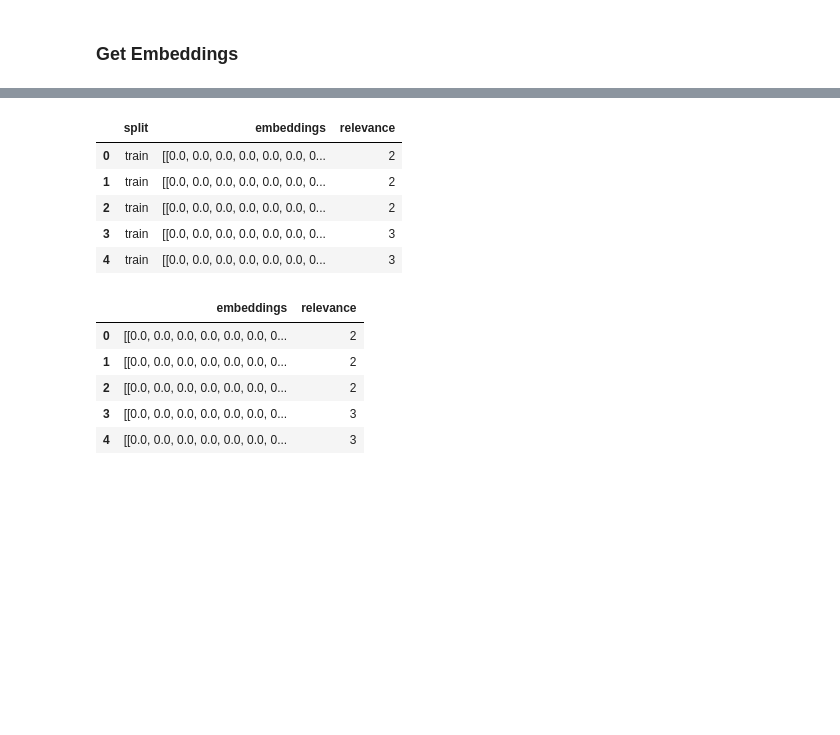
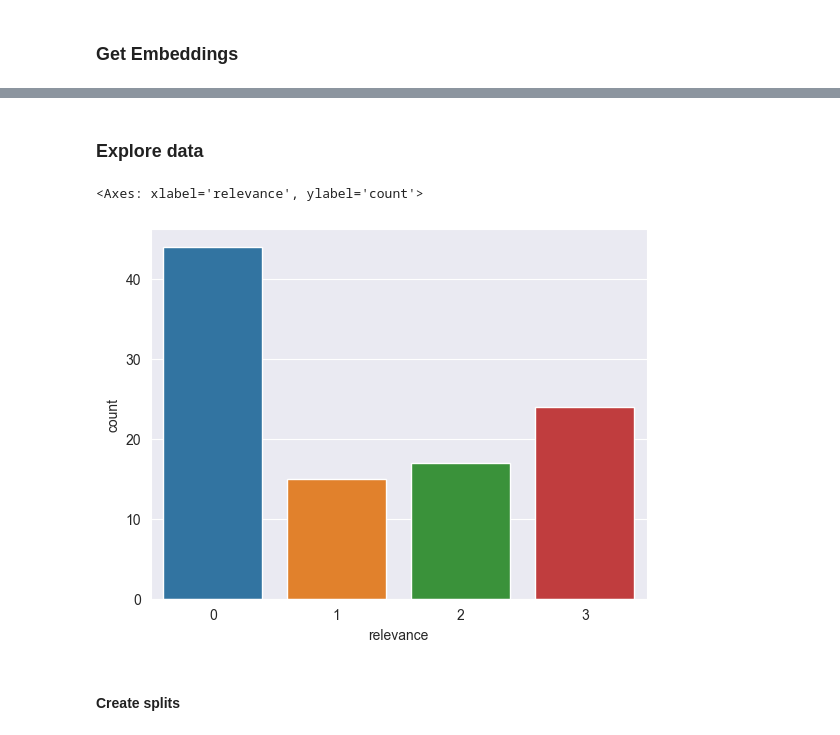
Before and after one commit to m-messer/Grading-Documentation-with-Machine-Learning, a Jupyter notebook: model_training.ipynb, the cells around one changed output, grey strips where cells are left out. Cells and saved outputs as stored; diff of their text form; code cells hidden in the pictures; blank space fills up the shorter version.

```diff
--- a/model_training.ipynb
+++ b/model_training.ipynb
@@ -87,22 +81,9 @@ Classes: 0, 1, 2, 3 - relevance score provided by dataset, with 3 being the high
-# %%
-model_df = df[['split', 'embeddings', 'relevance']].copy().dropna()
-model_df.head()
-# %% [output]
-|  | split | embeddings | relevance |
-| 0 | train | [[0.0, 0.0, 0.0, 0.0, 0.0, 0.0, 0... | 2 |
-| 1 | train | [[0.0, 0.0, 0.0, 0.0, 0.0, 0.0, 0... | 2 |
-| 2 | train | [[0.0, 0.0, 0.0, 0.0, 0.0, 0.0, 0... | 2 |
-| 3 | train | [[0.0, 0.0, 0.0, 0.0, 0.0, 0.0, 0... | 3 |
-| 4 | train | [[0.0, 0.0, 0.0, 0.0, 0.0, 0.0, 0... | 3 |
-# %%
-train_df = model_df[model_df.split == 'train'].drop('split', axis = 1)
-test_df = model_df[model_df.split == 'test'].drop('split', axis = 1)
-
-train_df.head()
-# %% [output]
-|  | embeddings | relevance |
-| 0 | [[0.0, 0.0, 0.0, 0.0, 0.0, 0.0, 0... | 2 |
-| 1 | [[0.0, 0.0, 0.0, 0.0, 0.0, 0.0, 0... | 2 |
-| 2 | [[0.0, 0.0, 0.0, 0.0, 0.0, 0.0, 0... | 2 |
-| 3 | [[0.0, 0.0, 0.0, 0.0, 0.0, 0.0, 0... | 3 |
-| 4 | [[0.0, 0.0, 0.0, 0.0, 0.0, 0.0, 0... | 3 |
+# %% [markdown]
+### Explore data
+# %%
+sns.countplot(df, x='relevance')
+# %% [output]
+<Axes: xlabel='relevance', ylabel='count'>
+[figure, added]
+# %% [markdown]
+#### Create splits
```
Also changed, not shown: parts of 31 cells of this notebook.
